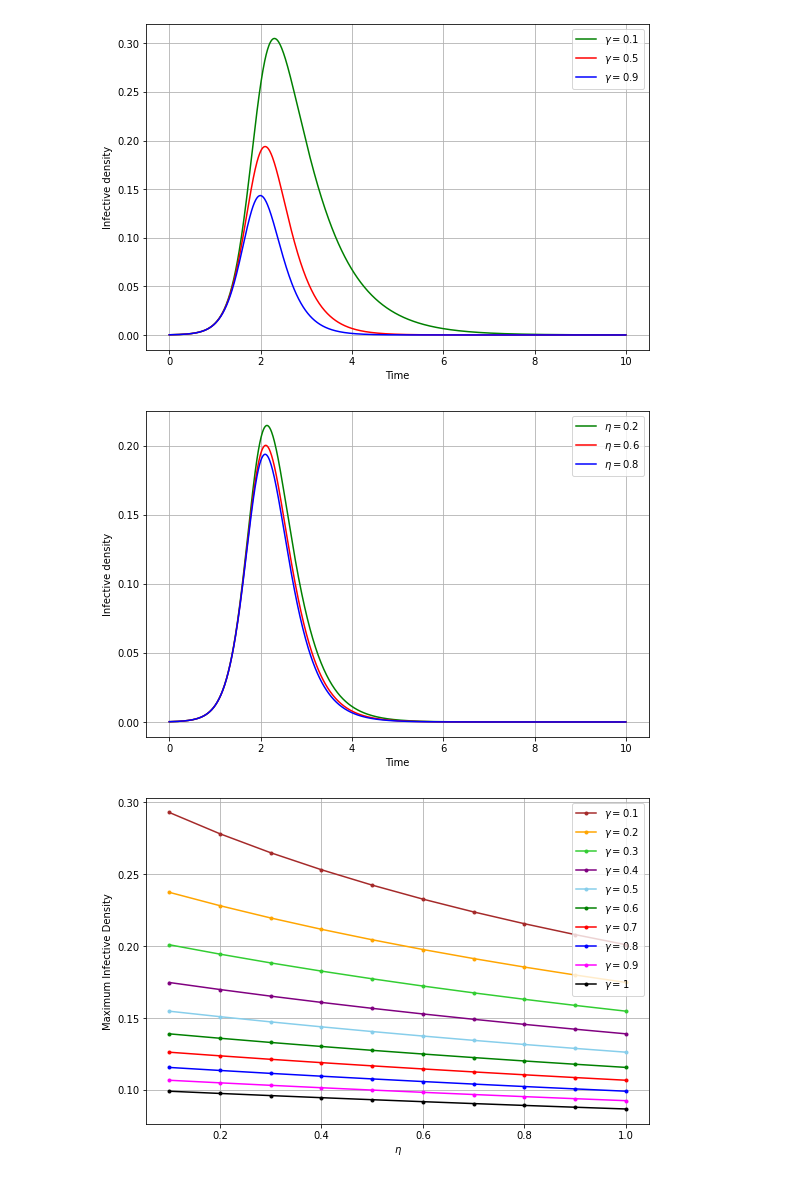
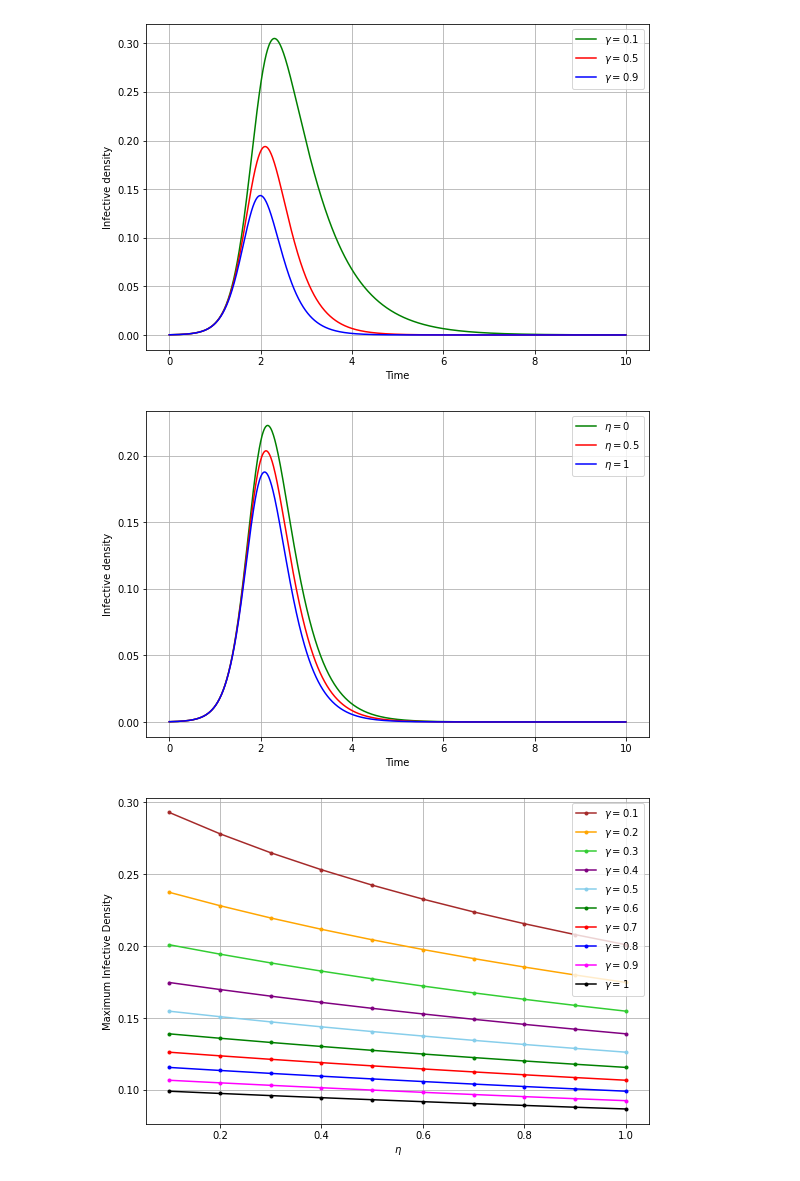
Before and after one commit to shivani-nandani/rumour-spread, a Jupyter notebook: SICR.ipynb, the cells around one changed output. Cells and saved outputs as stored; diff of their text form; code cells hidden in the pictures.

```diff
--- a/SICR.ipynb
+++ b/SICR.ipynb
@@ -326,7 +326,7 @@ alpha = 0.7
 beta = 0.4
 theta = 0.2
 gamma = 0.5
-eta_set = [0.2, 0.6, 0.8]
+eta_set = [0, 0.5, 1]
 
 # homogenous network
 k = 6   # degree
@@ -337,34 +337,34 @@ dt = 0.01
 t = np.arange(start, end, dt)
 n = int((end-start)/dt)
 
 S = np.zeros(n)
 I = np.zeros(n)
 C = np.zeros(n)
 R = np.zeros(n)
 
 S[0] = S0
 I[0] = I0
 C[0] = C0
 R[0] = R0
 
 plt.figure(figsize=[9, 6])
 color = iter(['green', 'red', 'blue', 'purple', 'orange'])
 
 for eta in eta_set:
     for i in range(1, n):
         S[i] = S[i-1] - (alpha + beta + theta)*k*S[i-1]*I[i-1]*dt
         I[i] = I[i-1] + (alpha*k*S[i-1]*I[i-1] - eta*k*I[i-1]*C[i-1] - gamma*k*I[i-1]*(R[i-1]+I[i-1]))*dt
         C[i] = C[i-1] + theta*k*S[i-1]*I[i-1]*dt
         R[i] = R[i-1] + (beta*k*S[i-1]*I[i-1] + eta*k*I[i-1]*C[i-1] + gamma*k*I[i-1]*(R[i-1]+I[i-1]))*dt
     plt.plot(t, I, c=next(color), linestyle='-', label=r'$\eta=$'+str(eta))
 
 plt.ylabel('Infective density')
 plt.xlabel('Time')
 plt.legend(loc='upper right')
 plt.grid()
 plt.show()
 # %% [output]
-[figure, old version]
+[figure, new version]
 # %%
 N = 5000   # population
 
```
Also changed, not shown: parts of 5 cells of this notebook.
